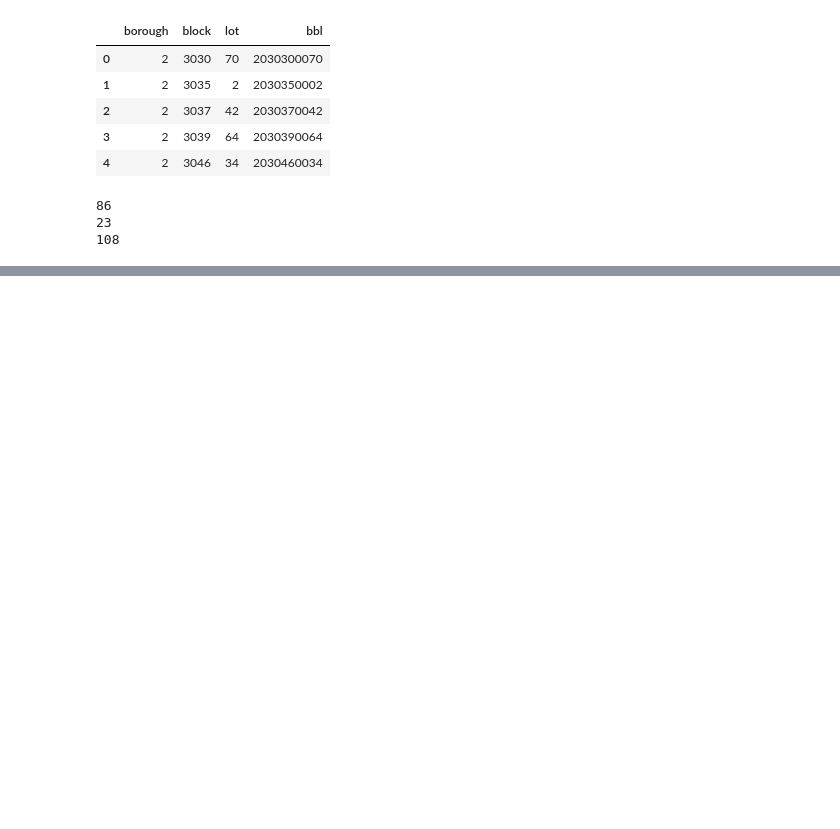
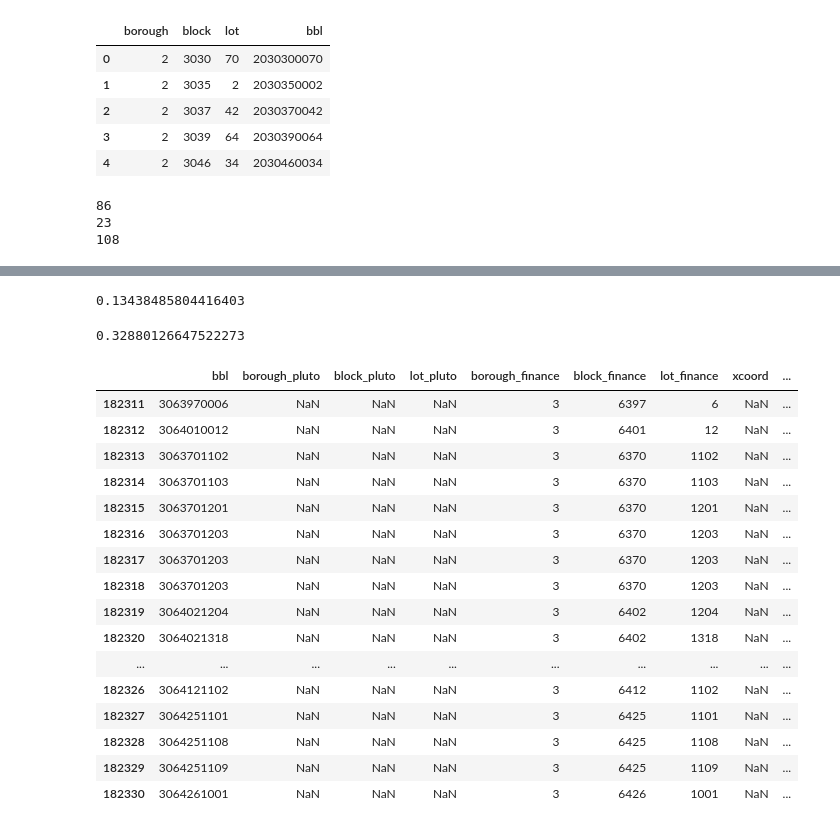
Before and after one commit to jgutman/reveal-estate, a Jupyter notebook: import_organize_finance_sales.ipynb, the cells around one changed output, grey strips where cells are left out. Saved outputs shown, nothing was run; the diff lists cells and outputs as text; code cells hidden in the pictures; blank space fills up the shorter version.

```diff
--- a/import_organize_finance_sales.ipynb
+++ b/import_organize_finance_sales.ipynb
@@ -231,4 +235,4 @@ print(len(buildings.columns))
 23
 108
 # %%
-#bmq_2010_2013 = pd.read_csv("data/merged/brooklyn_manhattan_queens_2010_2013.csv")
+bmq_2010_2013 = pd.read_csv("data/merged/brooklyn_manhattan_queens_2010_2013.csv", low_memory=False)
@@ -236,0 +259,30 @@ print(len(buildings.columns))
+# %%
+np.mean(buildings.lot_pluto.isnull()) # bronx 2010 how many missing pluto data
+# %% [output]
+0.13438485804416403
+# %%
+np.mean(bmq_2010_2013.lot_pluto.isnull()) # bk mn qn 2010-2013 how many missing pluto data
+# %% [output]
+0.32880126647522273
+# %%
+bmq_2010_2013[bmq_2010_2013.lot_pluto.isnull()][["bbl", "borough_pluto", "block_pluto", "lot_pluto",
+                                                 "borough_finance", "block_finance", "lot_finance",
+                                                 "xcoord", "ycoord", "firecomp", "policeprct", "bldgclass"]].head(20)
+# %% [output]
+|  | bbl | borough_pluto | block_pluto | lot_pluto | borough_finance | block_finance | lot_finance | xcoord | ... |
+| 182311 | 3063970006 | NaN | NaN | NaN | 3 | 6397 | 6 | NaN | ... |
+| 182312 | 3064010012 | NaN | NaN | NaN | 3 | 6401 | 12 | NaN | ... |
+| 182313 | 3063701102 | NaN | NaN | NaN | 3 | 6370 | 1102 | NaN | ... |
+| 182314 | 3063701103 | NaN | NaN | NaN | 3 | 6370 | 1103 | NaN | ... |
+| 182315 | 3063701201 | NaN | NaN | NaN | 3 | 6370 | 1201 | NaN | ... |
+| 182316 | 3063701203 | NaN | NaN | NaN | 3 | 6370 | 1203 | NaN | ... |
+| 182317 | 3063701203 | NaN | NaN | NaN | 3 | 6370 | 1203 | NaN | ... |
+| 182318 | 3063701203 | NaN | NaN | NaN | 3 | 6370 | 1203 | NaN | ... |
+| 182319 | 3064021204 | NaN | NaN | NaN | 3 | 6402 | 1204 | NaN | ... |
+| 182320 | 3064021318 | NaN | NaN | NaN | 3 | 6402 | 1318 | NaN | ... |
+| ... | ... | ... | ... | ... | ... | ... | ... | ... | ... |
+| 182326 | 3064121102 | NaN | NaN | NaN | 3 | 6412 | 1102 | NaN | ... |
+| 182327 | 3064251101 | NaN | NaN | NaN | 3 | 6425 | 1101 | NaN | ... |
+| 182328 | 3064251108 | NaN | NaN | NaN | 3 | 6425 | 1108 | NaN | ... |
+| 182329 | 3064251109 | NaN | NaN | NaN | 3 | 6425 | 1109 | NaN | ... |
+| 182330 | 3064261001 | NaN | NaN | NaN | 3 | 6426 | 1001 | NaN | ... |
```
Also changed, not shown: parts of 5 cells of this notebook, 1 other file.
